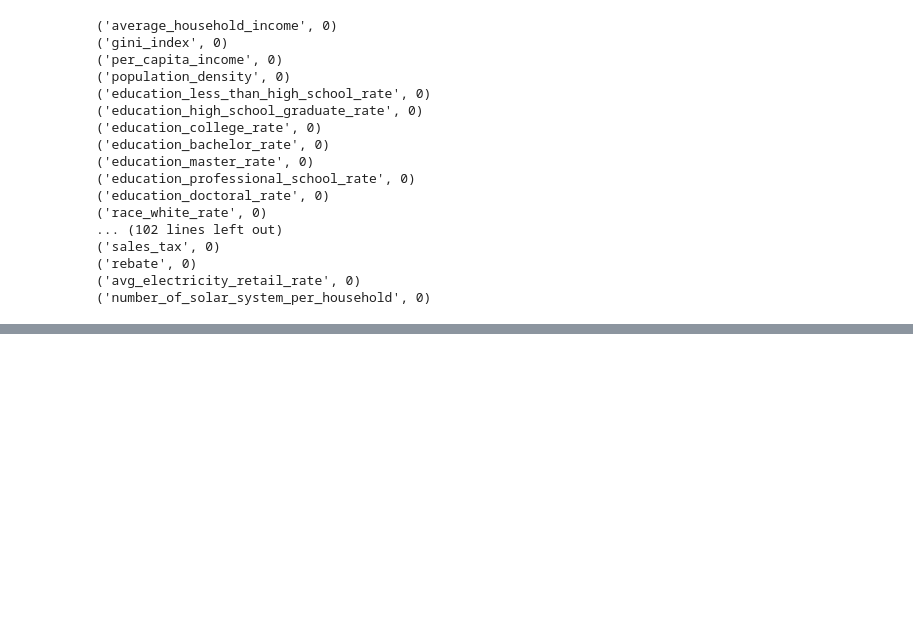
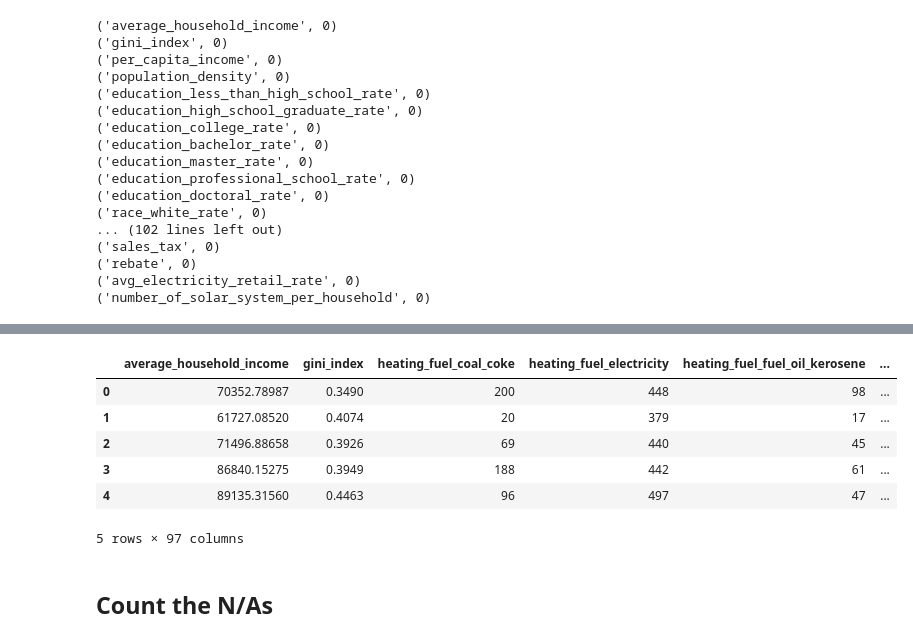
Before and after one commit to daxaurora/capstone_solarpanels, a Jupyter notebook: EDA/deepsolar EDA - Noah.ipynb, the cells around one changed output, grey strips where cells are left out. Cells and saved outputs as stored; diff of their text form; code cells hidden in the pictures; blank space fills up the shorter version.

```diff
--- a/EDA/deepsolar EDA - Noah.ipynb
+++ b/EDA/deepsolar EDA - Noah.ipynb
@@ -466,0 +473,5 @@ for i in null_counts.index:
+# %%
+solar=pd.read_csv('../deepsolar_tract.csv',encoding = "ISO-8859-1")
+solar.head()
+solar_fields=pd.read_csv('../deepsolar fields.csv')
+solar_fields.head()
@@ -466,0 +485,14 @@ for i in null_counts.index:
+# %%
+relevant_fields=solar_fields.loc[solar_fields['Mentioned in Supplemental Info']==1]['Field'].tolist()
+solar2=solar[relevant_fields]
+solar2.head()
+# %% [output]
+|  | average_household_income | gini_index | heating_fuel_coal_coke | heating_fuel_electricity | heating_fuel_fuel_oil_kerosene | ... |
+| 0 | 70352.78987 | 0.3490 | 200 | 448 | 98 | ... |
+| 1 | 61727.08520 | 0.4074 | 20 | 379 | 17 | ... |
+| 2 | 71496.88658 | 0.3926 | 69 | 440 | 45 | ... |
+| 3 | 86840.15275 | 0.3949 | 188 | 442 | 61 | ... |
+| 4 | 89135.31560 | 0.4463 | 96 | 497 | 47 | ... |
+5 rows × 97 columns
+# %% [markdown]
+## Count the N/As
```
Also changed, not shown: parts of 7 cells of this notebook, 1 other file.
